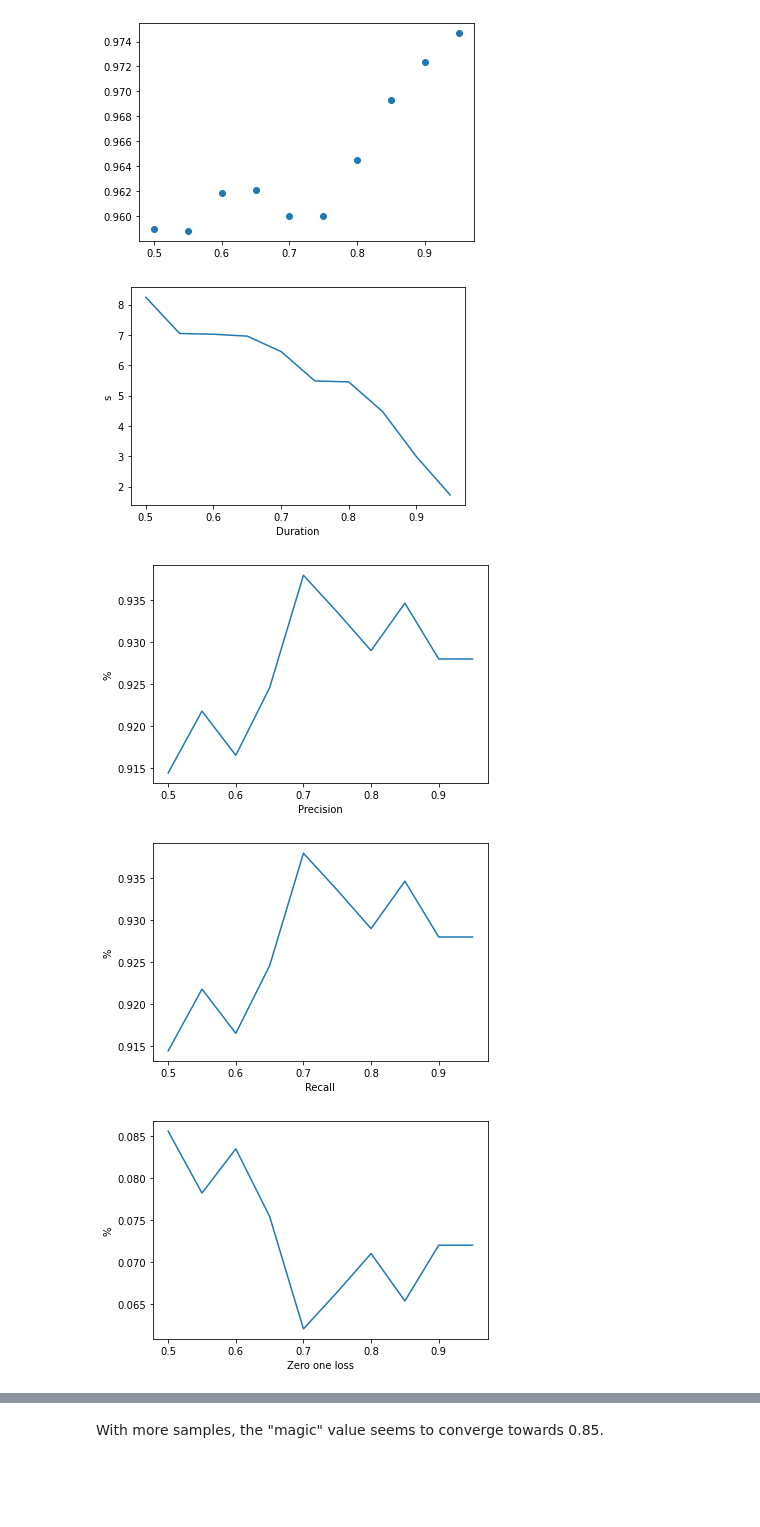
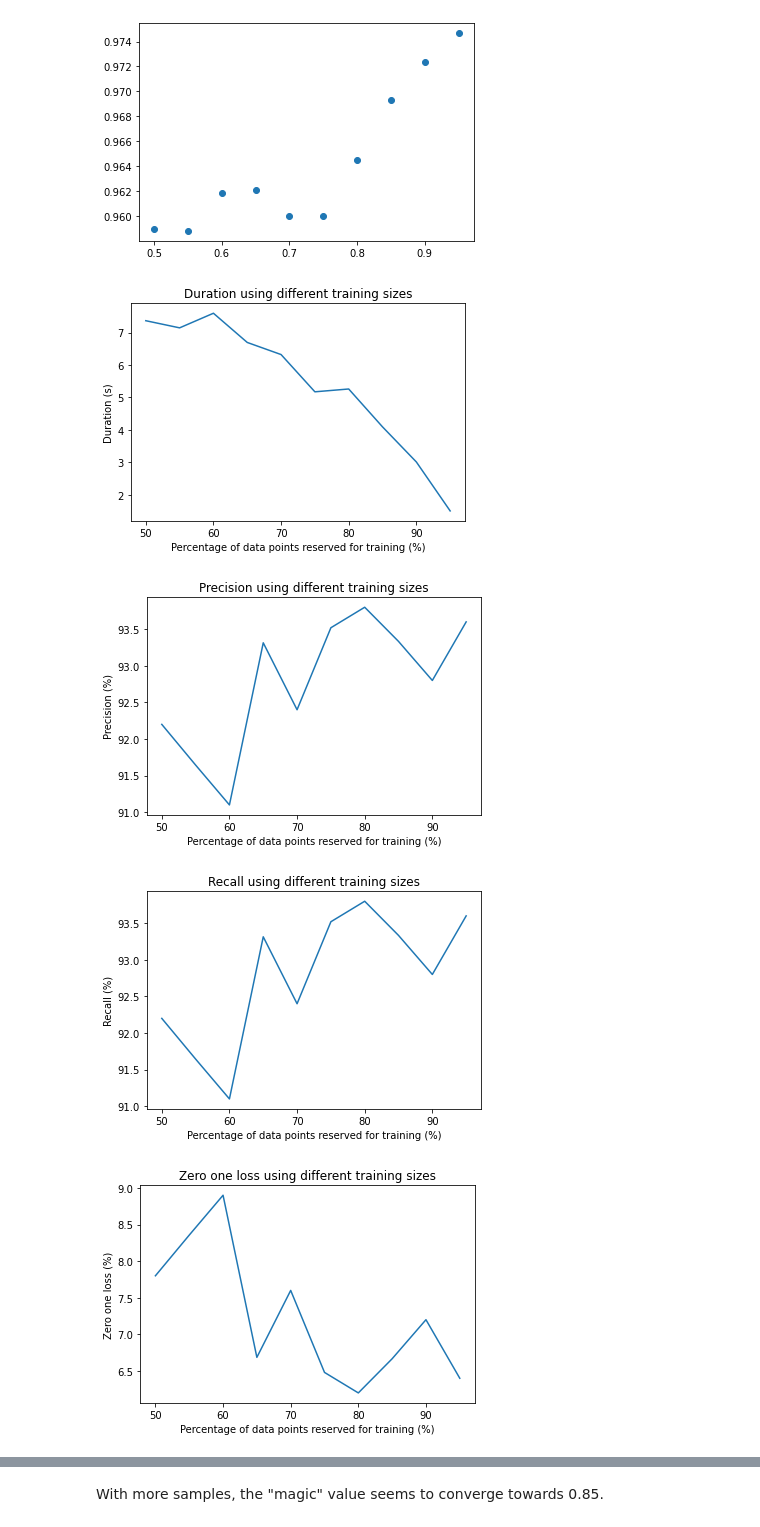
Before and after one commit to sandrrr/TP_supervised-learning, a Jupyter notebook: TP1_SV.ipynb, the cells around one changed output, grey strips where cells are left out. Saved outputs shown, nothing was run; the diff lists cells and outputs as text; code cells hidden in the pictures; blank space fills up the shorter version.

```diff
--- a/TP1_SV.ipynb
+++ b/TP1_SV.ipynb
@@ -209,22 +209,22 @@ best % =  (0.95, 0.9746666666666667)
 # %%
 label = []
 duration = []
 expected = []
 actual = []
 
 classif = neighbors.KNeighborsClassifier(3, p=2)
 for pct in np.linspace(0.5, 0.95, 10):
-    start_time = time.time()
     x_train,  x_test,  y_train,  y_test  =  train_test_split(mnist_5000_data, mnist_5000_target, train_size=pct)
     classif.fit(x_train, y_train)
+    start_time = time.time()
     actual.append(classif.predict(x_test))
     expected.append(y_test)
     duration.append(time.time() - start_time)
-    label.append(pct)
+    label.append(pct * 100)
 
-plot_analysis(label, duration, expected, actual)
+plot_analysis('using different training sizes', 'Percentage of data points reserved for training (%)', label, duration, expected, actual)
 # %% [output]
-[figure, old version]
+[figure, new version]
-[figure, old version]
+[figure, new version]
-[figure, old version]
+[figure, new version]
-[figure, old version]
+[figure, new version]
```
Also changed, not shown: parts of 3 cells of this notebook, 2 other files.
